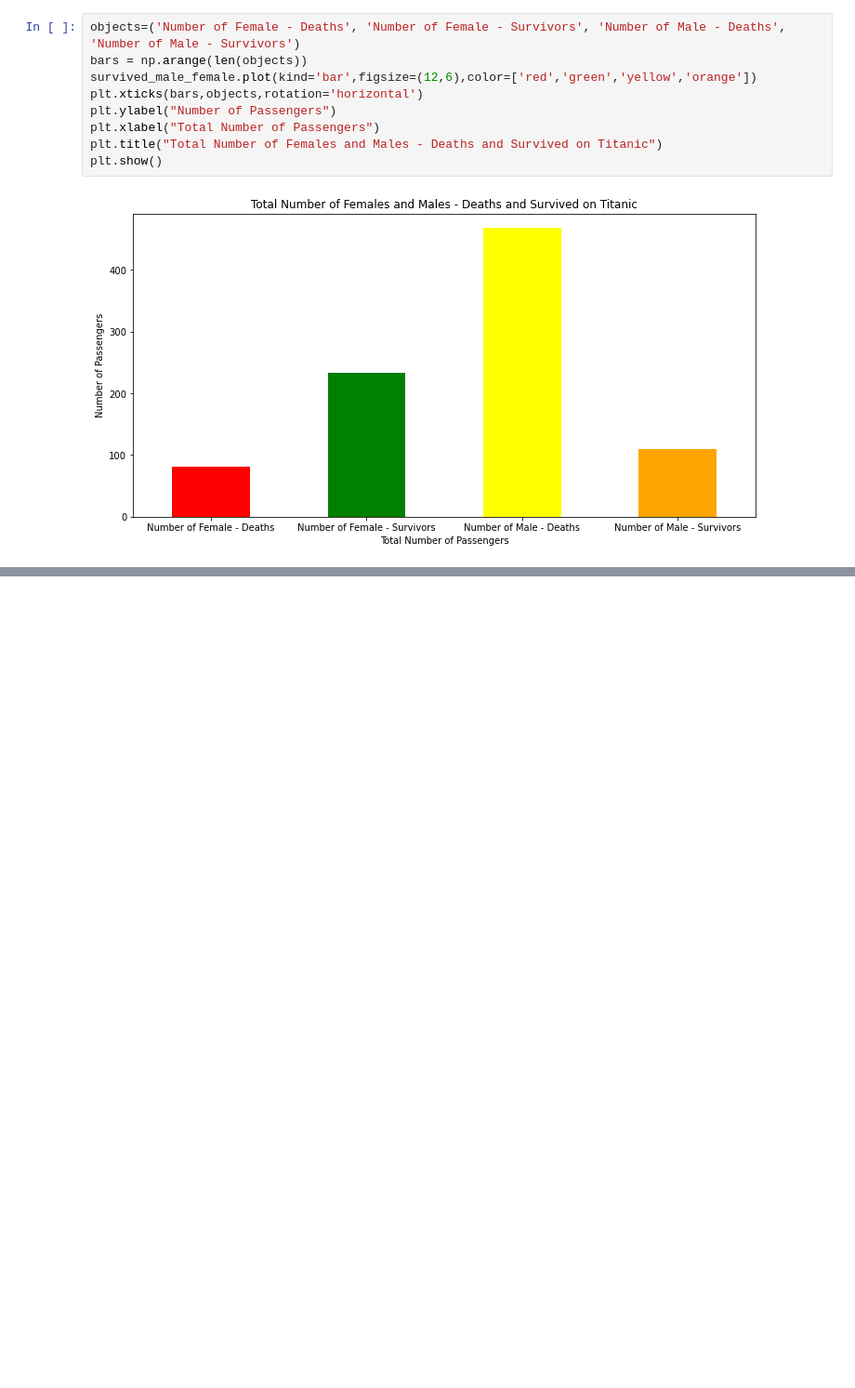
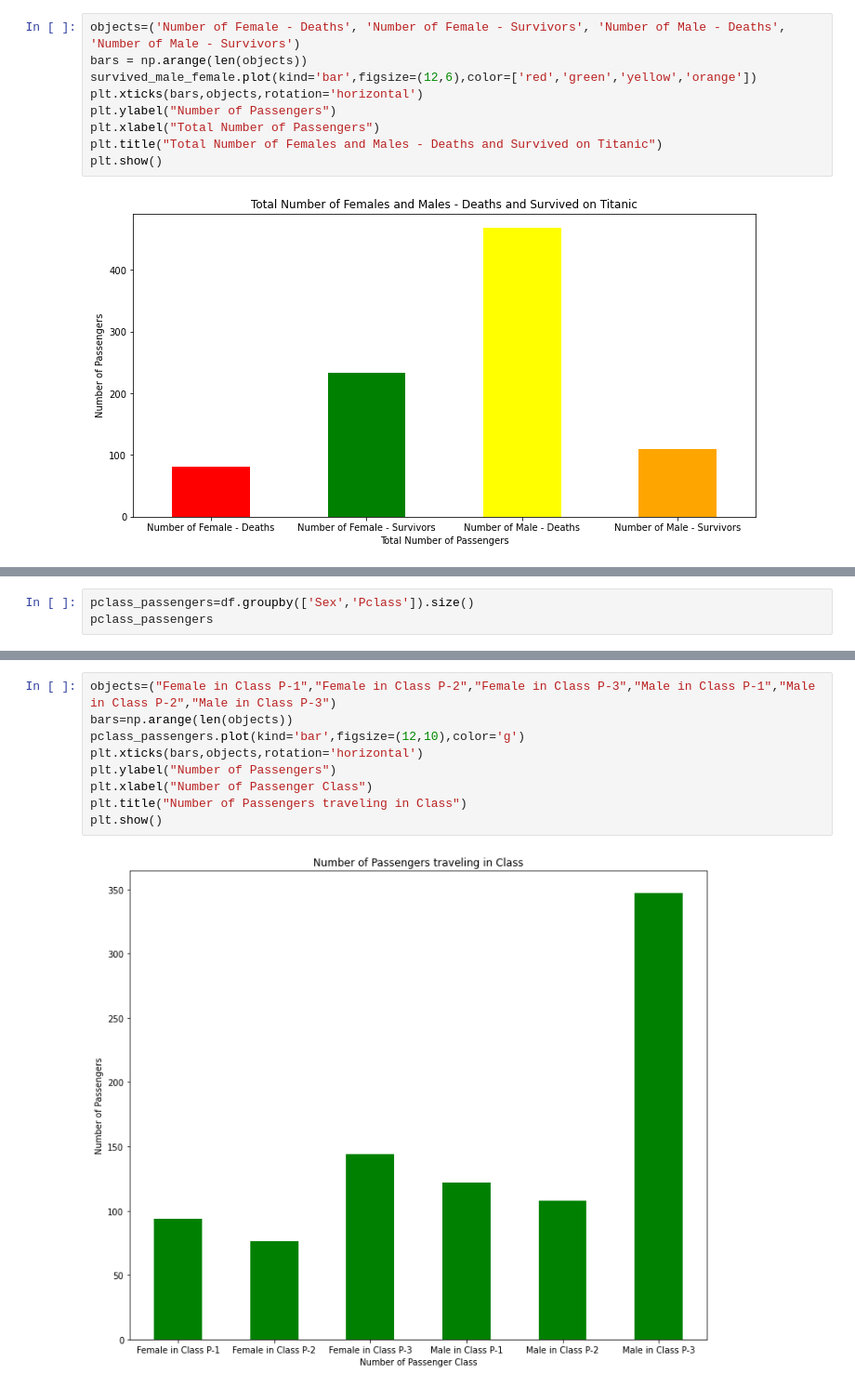
Before and after one commit to SajidMajeed92/UGD-Data-Visualization-Batch6-7, a Jupyter notebook: Week 6/Titanic Data Analysis.ipynb, the cells around one changed output, grey strips where cells are left out. Shown: that part at 93% size. Cells and saved outputs as stored; diff of their text form; blank space fills up the shorter version.

```diff
--- a/Week 6/Titanic Data Analysis.ipynb
+++ b/Week 6/Titanic Data Analysis.ipynb
@@ -280,0 +354,3 @@ plt.show()
+# %%
+pclass_passengers=df.groupby(['Sex','Pclass']).size()
+pclass_passengers
@@ -280,0 +366,11 @@ plt.show()
+# %%
+objects=("Female in Class P-1","Female in Class P-2","Female in Class P-3","Male in Class P-1","Male in Class P-2","Male in Class P-3")
+bars=np.arange(len(objects))
+pclass_passengers.plot(kind='bar',figsize=(12,10),color='g')
+plt.xticks(bars,objects,rotation='horizontal')
+plt.ylabel("Number of Passengers")
+plt.xlabel("Number of Passenger Class")
+plt.title("Number of Passengers traveling in Class")
+plt.show()
+# %% [output]
+[figure, added]
```
Also changed, not shown: parts of 22 cells of this notebook.
